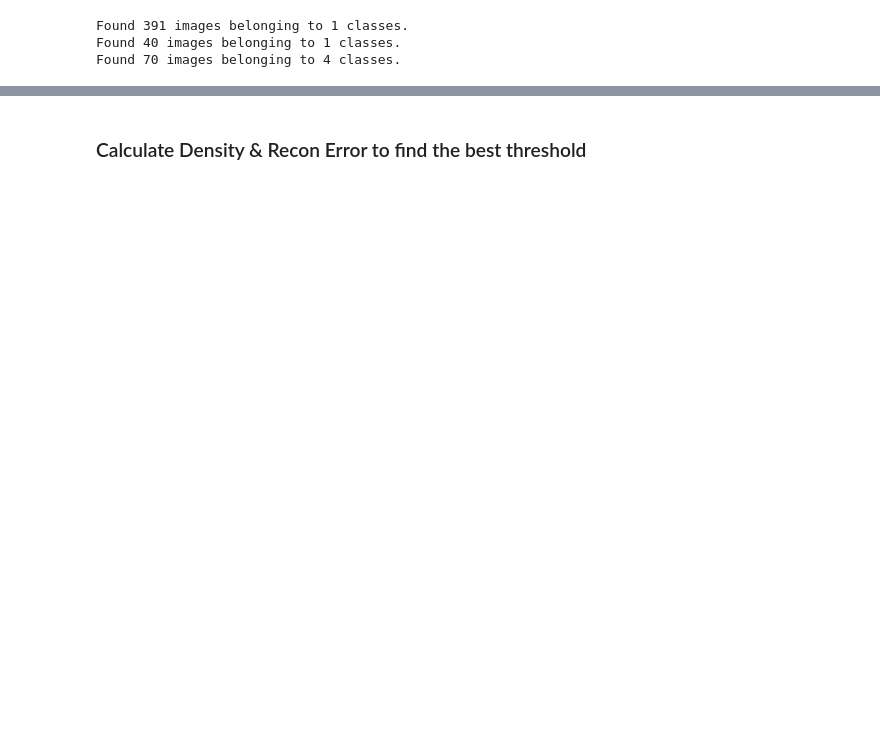
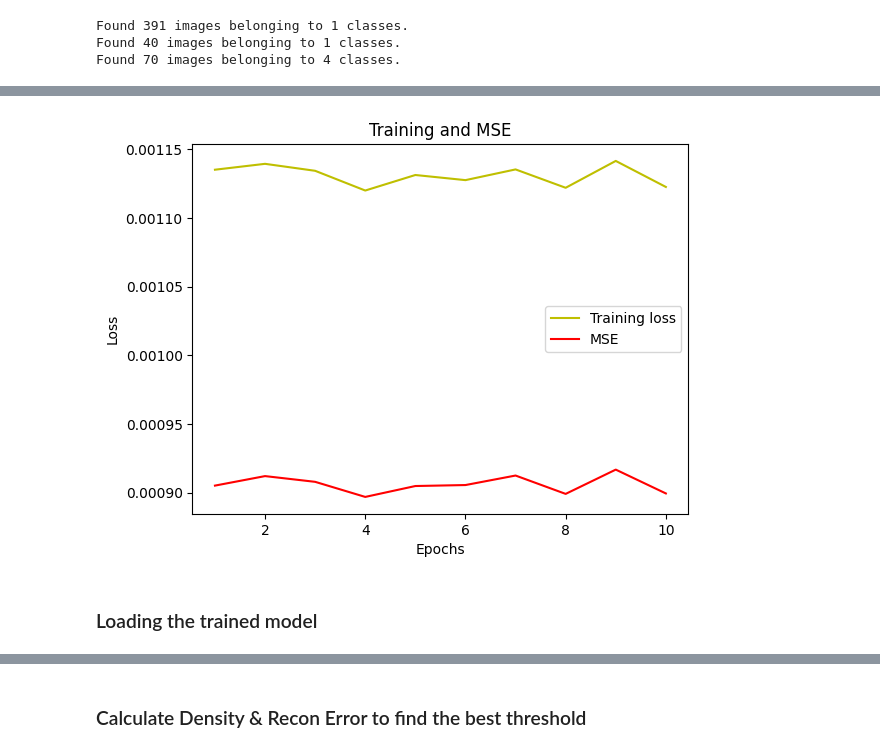
Before and after one commit to Ahoutari/CIS-590K-490I-sspcab, a Jupyter notebook: app/autoencoder.ipynb, the cells around one changed output, grey strips where cells are left out. Cells and saved outputs as stored; diff of their text form; code cells hidden in the pictures; blank space fills up the shorter version.

```diff
--- a/app/autoencoder.ipynb
+++ b/app/autoencoder.ipynb
@@ -213,0 +208,9 @@ plt.show()
+# %%
+# Then train with SGD
+model.compile(optimizer='sgd', loss='mean_squared_error', metrics=['mse'])
+
+history_sgd = model.fit(
+    train_generator,
+    steps_per_epoch= 390 // batch_size,
+    epochs=10,
+    shuffle = True)
@@ -213,0 +238,14 @@ plt.show()
+# %%
+#plot the training and validation accuracy and loss at each epoch
+loss = history_sgd.history['loss']
+mse = history_sgd.history['mse']
+epochs = range(1, len(loss) + 1)
+plt.plot(epochs, loss, 'y', label='Training loss')
+plt.plot(epochs, mse, 'r', label='MSE')
+plt.title('Training and MSE')
+plt.xlabel('Epochs')
+plt.ylabel('Loss')
+plt.legend()
+plt.show()
+# %% [output]
+[figure, added]
@@ -213,0 +254,2 @@ plt.show()
+# %% [markdown]
+### Loading the trained model
```
Also changed, not shown: parts of 32 cells of this notebook, 11 other files.
